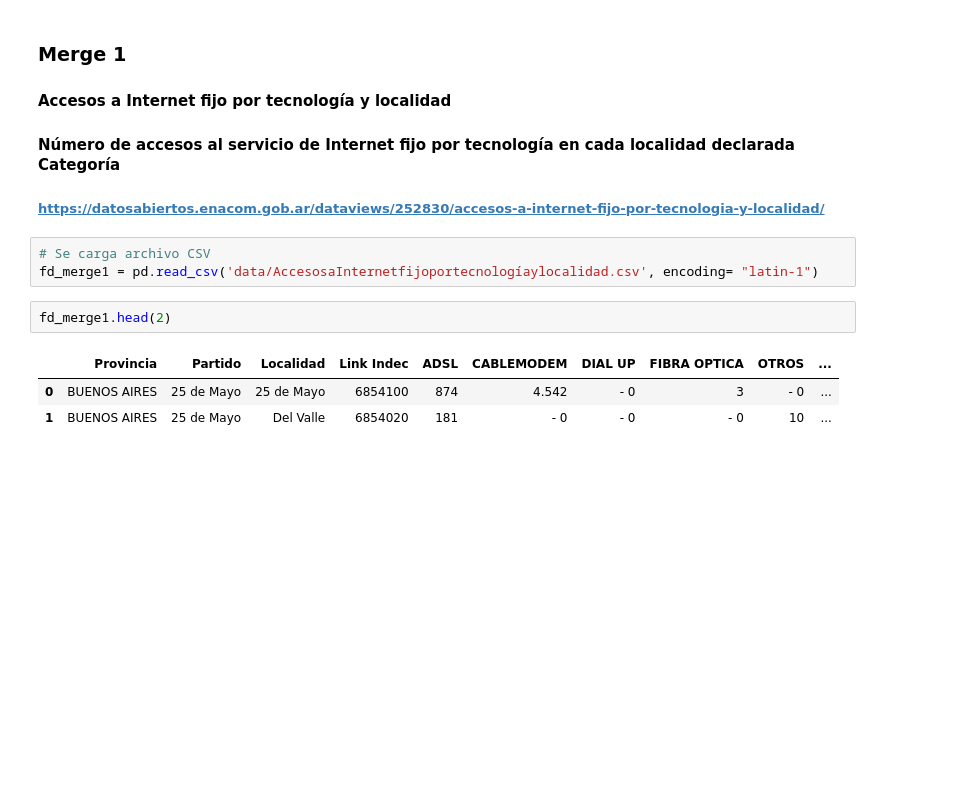
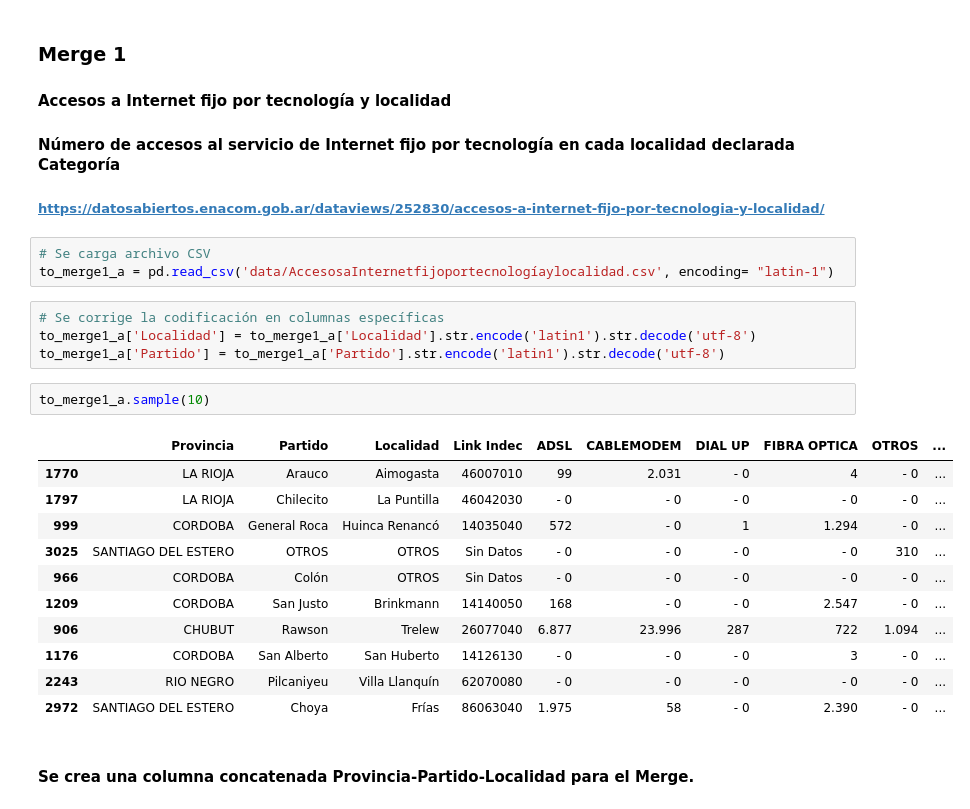
Before and after one commit to romanzelararg/Grupo22-PP1-Sala2, a Jupyter notebook: Grupo22_PP1.ipynb, the cells around one changed output. Cells and saved outputs as stored; diff of their text form; blank space fills up the shorter version.

```diff
--- a/Grupo22_PP1.ipynb
+++ b/Grupo22_PP1.ipynb
@@ -312,10 +378,24 @@ cant_part_provin.head(10)
 ##### https://datosabiertos.enacom.gob.ar/dataviews/252830/accesos-a-internet-fijo-por-tecnologia-y-localidad/
 # %%
 # Se carga archivo CSV
-fd_merge1 = pd.read_csv('data/AccesosaInternetfijoportecnologíaylocalidad.csv', encoding= "latin-1")
+to_merge1_a = pd.read_csv('data/AccesosaInternetfijoportecnologíaylocalidad.csv', encoding= "latin-1")
-# %%
-fd_merge1.head(2)
-# %% [output]
-|  | Provincia | Partido | Localidad | Link Indec | ADSL | CABLEMODEM | DIAL UP | FIBRA OPTICA | OTROS | ... |
-| 0 | BUENOS AIRES | 25 de Mayo | 25 de Mayo | 6854100 | 874 | 4.542 | - 0 | 3 | - 0 | ... |
-| 1 | BUENOS AIRES | 25 de Mayo | Del Valle | 6854020 | 181 | - 0 | - 0 | - 0 | 10 | ... |
+# %%
+# Se corrige la codificación en columnas específicas
+to_merge1_a['Localidad'] = to_merge1_a['Localidad'].str.encode('latin1').str.decode('utf-8')
+to_merge1_a['Partido'] = to_merge1_a['Partido'].str.encode('latin1').str.decode('utf-8')
+# %%
+to_merge1_a.sample(10)
+# %% [output]
+|  | Provincia | Partido | Localidad | Link Indec | ADSL | CABLEMODEM | DIAL UP | FIBRA OPTICA | OTROS | ... |
+| 1770 | LA RIOJA | Arauco | Aimogasta | 46007010 | 99 | 2.031 | - 0 | 4 | - 0 | ... |
+| 1797 | LA RIOJA | Chilecito | La Puntilla | 46042030 | - 0 | - 0 | - 0 | - 0 | - 0 | ... |
+| 999 | CORDOBA | General Roca | Huinca Renancó | 14035040 | 572 | - 0 | 1 | 1.294 | - 0 | ... |
+| 3025 | SANTIAGO DEL ESTERO | OTROS | OTROS | Sin Datos | - 0 | - 0 | - 0 | - 0 | 310 | ... |
+| 966 | CORDOBA | Colón | OTROS | Sin Datos | - 0 | - 0 | - 0 | - 0 | - 0 | ... |
+| 1209 | CORDOBA | San Justo | Brinkmann | 14140050 | 168 | - 0 | - 0 | 2.547 | - 0 | ... |
+| 906 | CHUBUT | Rawson | Trelew | 26077040 | 6.877 | 23.996 | 287 | 722 | 1.094 | ... |
+| 1176 | CORDOBA | San Alberto | San Huberto | 14126130 | - 0 | - 0 | - 0 | 3 | - 0 | ... |
+| 2243 | RIO NEGRO | Pilcaniyeu | Villa Llanquín | 62070080 | - 0 | - 0 | - 0 | - 0 | - 0 | ... |
+| 2972 | SANTIAGO DEL ESTERO | Choya | Frías | 86063040 | 1.975 | 58 | - 0 | 2.390 | - 0 | ... |
+# %% [markdown]
+#### Se crea una columna concatenada Provincia-Partido-Localidad para el Merge.
```
Also changed, not shown: parts of 31 cells of this notebook.
